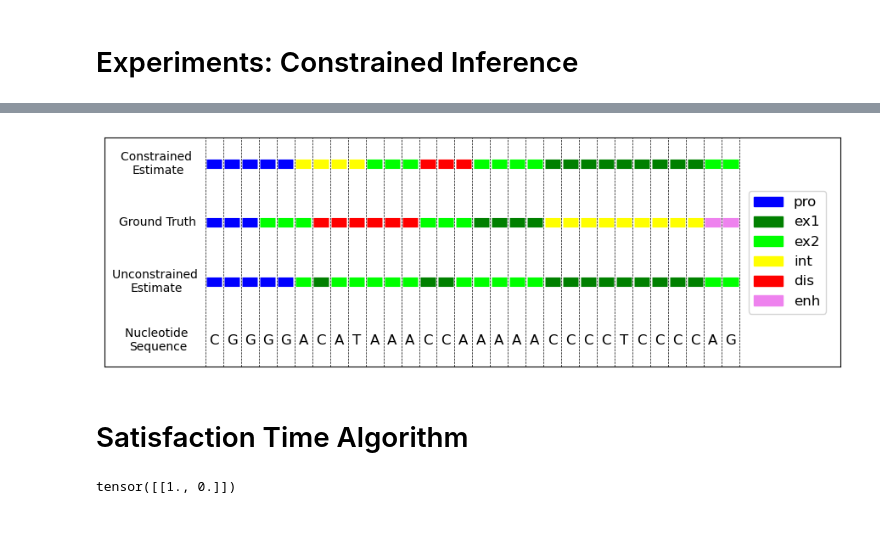
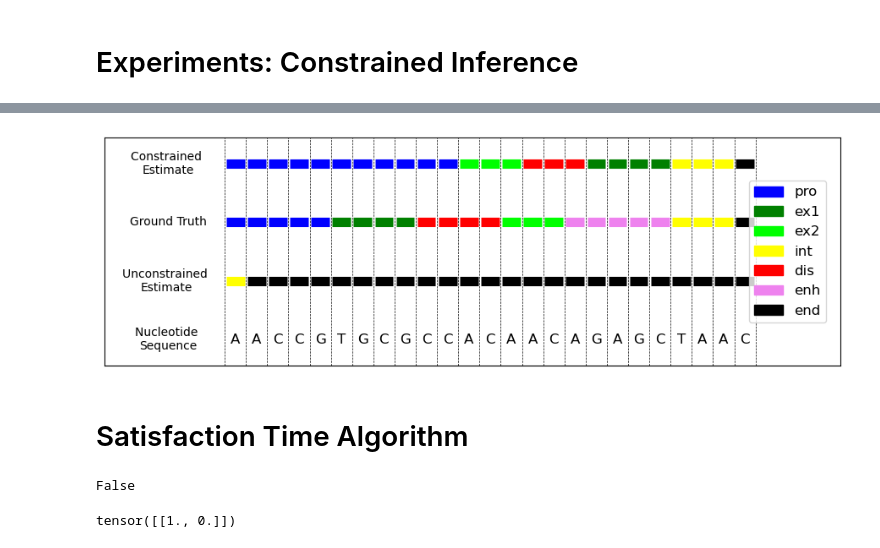
Before and after one commit to sandialabs/conin, a Jupyter notebook: conin/mediation_variables/ICML26_code/dna_FFBS.ipynb, the cells around one changed output, grey strips where cells are left out. Drawn from its saved outputs; the diff is of its cells as text; code cells hidden in the pictures.

```diff
--- a/conin/mediation_variables/ICML26_code/dna_FFBS.ipynb
+++ b/conin/mediation_variables/ICML26_code/dna_FFBS.ipynb
@@ -273,3 +286,25 @@ hitdis_cst = copy.deepcopy(Munch(update_fun = update_fun, init_fun = init_fun, e
+# %%
+def update_fun(k , r, r_past):
+    '''
+    r =  True
+    r is a dummy var needed for bookeeping in tensor operations
+    '''
+    counter = r_past
+    if k == 'end':
+        counter += 1
+    return r == min(counter, 2)
+
+def init_fun(k, r):
+
+    return r == int(k == 'end')
+
+def eval_fun(k,r):
+    return k == 'end' and (r < 2) #have not encountered 'end' before
+
+m_states = [0,1,2]
+
+
+end_cst = copy.deepcopy(Munch(update_fun = update_fun, init_fun = init_fun, eval_fun = eval_fun, m_states = m_states))
 # %% [markdown]
 ### Visit Dis at most Once
 # %%
@@ -612,11 +693,11 @@ def Viterbi_torch_list(hmm, cst_list, obs, pro_before = 30, dtype = torch.float3
         # return kr_indices, ind_list, dims_list, C
         # V = torch.einsum('js,jk,krjs -> krjs',val[t-1],tmat,ind)
         V = torch.einsum(val[t-1].to(device), js_indices, tmat, [C+1,0], *ind_list, list(range(2*C + 2)))
-        V = V.reshape(tuple(kr_shape) + (-1,))
+        V = V.reshape(tuple(kr_shape) + (-1,)) #colapse  the predecessor indices js into a single dim
         V = V/(V.max() + num_corr)
         max_ix = torch.argmax(V, axis = -1, keepdims = True)
-        ix_tracker[t-1] = max_ix.squeeze()
-        V = torch.take_along_dim(V, max_ix, axis=-1).squeeze()
+        ix_tracker[t-1] = max_ix.squeeze(-1)
+        V = torch.take_along_dim(V, max_ix, axis=-1).squeeze(-1)
         # if t == T:
         #     # val[t] = torch.einsum('k,kr,kr -> kr',emit_weights[t],final_ind,V)
         #     val[t] = torch.einsum(emit_weights[t],[0], V, kr_indices,*final_ind_list, kr_indices).cpu()
@@ -656,9 +737,9 @@ def Viterbi_torch_list(hmm, cst_list, obs, pro_before = 30, dtype = torch.float3
 # %% [markdown]
 # Experiments: Constrained Inference
 # %%
-state_list, emit_list = simulation(hmm, time = 30, stay=3, pro_before=10, ix_list=None, max_attempts=1000)
+state_list, emit_list = simulation(hmm, min_time = 30, stay=3, pro_before=10, ix_list=None, max_attempts=1000)
 # %%
-cst_list = [promoter_cst,stay_cst,disvisit_cst, pde_cst]
+cst_list = [promoter_cst,stay_cst,disvisit_cst, pde_cst, end_cst]
 # %%
 dummy_list = [dummy_cst]
 # %%
@@ -691,14 +792,15 @@ unc_state_list = mv_Viterbi(emit_list, hmm, cst = None)
 import matplotlib.patches as mpatches
 
 # Define the common list and its corresponding colors
-common_list = ['pro', 'ex1', 'ex2', 'int', 'dis', 'enh']
+common_list = ['pro', 'ex1', 'ex2', 'int', 'dis', 'enh', 'end']
 colors = {
     'pro': 'blue',
     'ex1': 'green',
     'ex2': 'lime',
     'int': 'yellow',
     'dis': 'red',
-    'enh': 'violet'
+    'enh': 'violet',
+    'end' : 'black'
 }
 
 # Example lists with length 30
@@ -748,34 +850,38 @@ plot_colored_line(ax, opt_state_list, offset + 3*vert, dash = True)
 plot_colored_line(ax, state_list, offset +2*vert)
 plot_colored_line(ax, unc_state_list, offset  + vert)
 
 plot_letters(ax, emit_list, offset )  # Line 4 at y=0
 
 fontsize = 10
 
 ax.text(1.25, offset + 3*vert, 'Constrained \nEstimate', va='center', fontsize=fontsize, zorder=8, ha = 'center')
 ax.text(1.25, offset + 2*vert, 'Ground Truth', va='center', fontsize=fontsize, zorder=8, ha = 'center')
 ax.text(1.2, offset + vert, 'Unconstrained \nEstimate', va='center', fontsize=fontsize, zorder=8, ha = 'center')
 ax.text(1.25, offset, 'Nucleotide \nSequence', va='center', fontsize=fontsize, zorder=8, ha = 'center')
 # Add legend
 legend_patches = [mpatches.Patch(color=color, label=word) for word, color in colors.items()]
 ax.legend(handles=legend_patches, loc='center right', title='',bbox_to_anchor=(.99, .5), fontsize=12)
 
 # Adjust plot limits and aesthetics
 ax.set_xlim(-1, len(emit_list))
 ax.set_ylim(0, 4)
 ax.set_yticks([])
 ax.set_xticks([])
 # ax.set_title('Functional Region Inference: Constrained vs. Unconstrained', fontsize=12)
 ax.grid(False)
 
 ax.set_ylim(0, 3.5)  # Reduce the upper limit from 4 to 3.5
 # Show the plot
 plt.tight_layout()
 
 # plt.savefig('dna_inference.png', format='png', dpi=300, bbox_inches='tight')
 plt.show()
 # %% [output]
-[figure, old version]
+[figure, new version]
 # %% [markdown]
 # Satisfaction Time Algorithm
+# %%
+type(np.array(3)) is np.array
+# %% [output]
+False
 # %%
```
Also changed, not shown: parts of 13 cells of this notebook, 1 other file.
